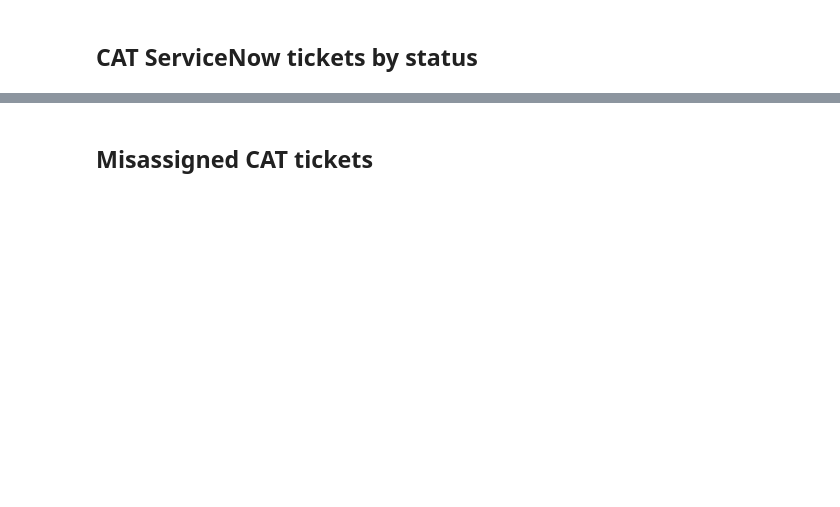
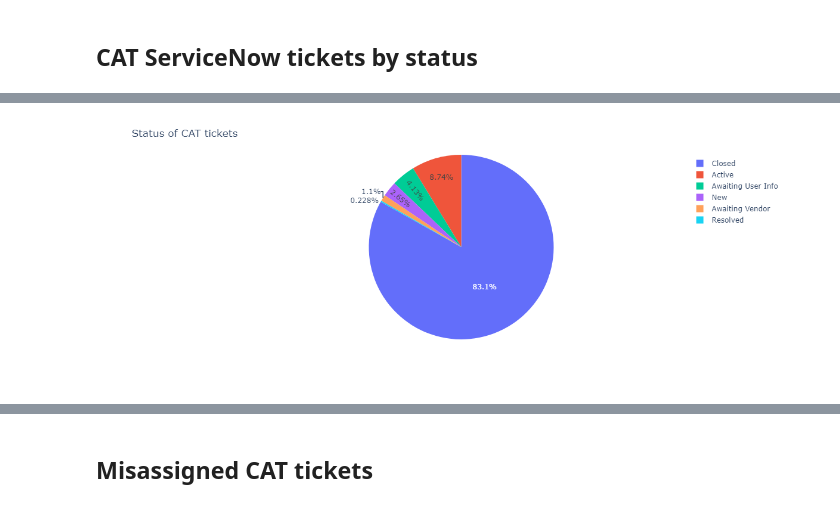
Before and after one commit to BookOps-CAT/tickets-analysis, a Jupyter notebook: notebooks/charts.ipynb, the cells around one changed output, grey strips where cells are left out. Cells and saved outputs as stored; diff of their text form; code cells hidden in the pictures; blank space fills up the shorter version.

```diff
--- a/notebooks/charts.ipynb
+++ b/notebooks/charts.ipynb
@@ -74,3 +73,9 @@ fig.show()
 fh3 = '../data-display/cat-tickets-per-state-yearly.csv'
 df = pd.read_csv(fh3)
 df = df.sort_values('stack_order')
+# %%
+grouped_by_state = df.groupby('state')
+frames = []
+for state, gsdf1 in grouped_by_state:
+    frames.append({'state': state, 'tickets': gsdf1['tickets'].sum()})
+pie_status_df = pd.DataFrame(frames)
@@ -77,2 +91,8 @@ df = df.sort_values('stack_order')
+# %%
+fig = px.pie(pie_status_df, values='tickets', names='state')
+fig.update_layout(title_text='Status of CAT tickets')
+fig.show()
+# %% [output]
+[figure, added]
 # %%
 fig = px.bar(df, x='year', y='tickets', color='state')
```
Also changed, not shown: parts of 17 cells of this notebook, 19 other files.
